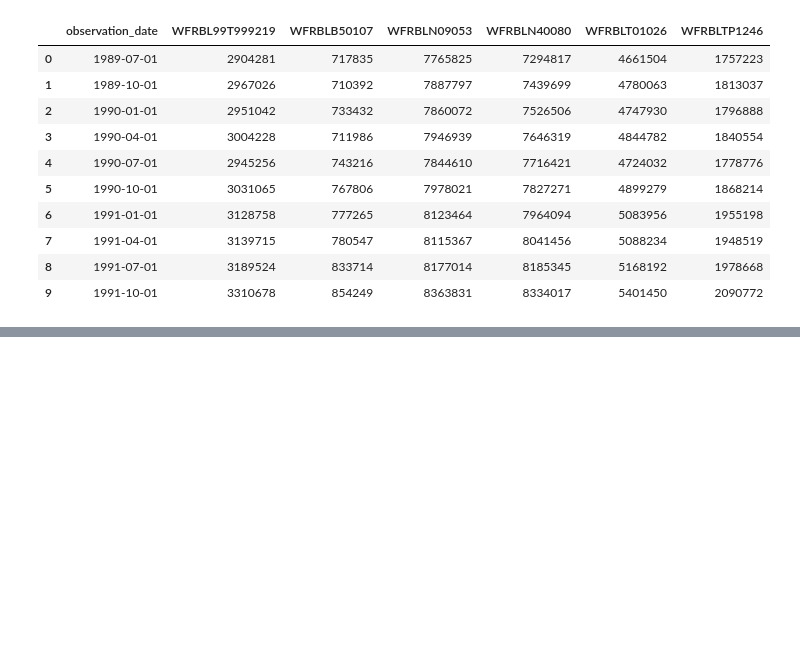
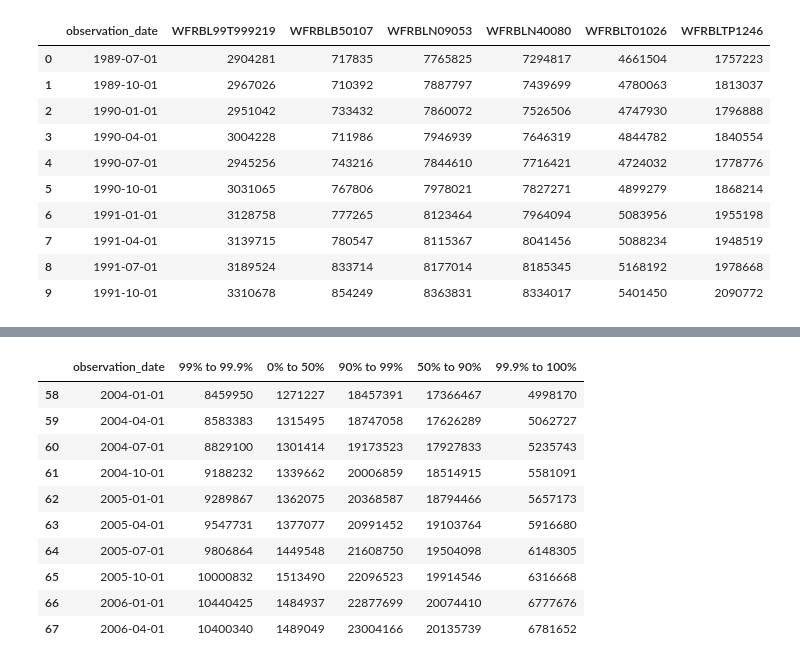
Before and after one commit to Taran-Gupta/DS4002_Project2, a Jupyter notebook: Scripts/EDA_wealth_differences.ipynb, the cells around one changed output, grey strips where cells are left out. Cells and saved outputs as stored; diff of their text form; code cells hidden in the pictures; blank space fills up the shorter version.

```diff
--- a/Scripts/EDA_wealth_differences.ipynb
+++ b/Scripts/EDA_wealth_differences.ipynb
@@ -46,4 +47,18 @@ data.head(10)
 # Convert the date column to datetime format and filter the data to include only observations from 2004 to 2024
 data['observation_date'] = pd.to_datetime(data['observation_date'])
 filtered_data = data[(data['observation_date'].dt.year >= 2004) & (data['observation_date'].dt.year <= 2024)]
+# %%
+filtered_data.head(10)
+# %% [output]
+|  | observation_date | 99% to 99.9% | 0% to 50% | 90% to 99% | 50% to 90% | 99.9% to 100% |
+| 58 | 2004-01-01 | 8459950 | 1271227 | 18457391 | 17366467 | 4998170 |
+| 59 | 2004-04-01 | 8583383 | 1315495 | 18747058 | 17626289 | 5062727 |
+| 60 | 2004-07-01 | 8829100 | 1301414 | 19173523 | 17927833 | 5235743 |
+| 61 | 2004-10-01 | 9188232 | 1339662 | 20006859 | 18514915 | 5581091 |
+| 62 | 2005-01-01 | 9289867 | 1362075 | 20368587 | 18794466 | 5657173 |
+| 63 | 2005-04-01 | 9547731 | 1377077 | 20991452 | 19103764 | 5916680 |
+| 64 | 2005-07-01 | 9806864 | 1449548 | 21608750 | 19504098 | 6148305 |
+| 65 | 2005-10-01 | 10000832 | 1513490 | 22096523 | 19914546 | 6316668 |
+| 66 | 2006-01-01 | 10440425 | 1484937 | 22877699 | 20074410 | 6777676 |
+| 67 | 2006-04-01 | 10400340 | 1489049 | 23004166 | 20135739 | 6781652 |
 # %%
```
Also changed, not shown: parts of 9 cells of this notebook, 20 other files.
